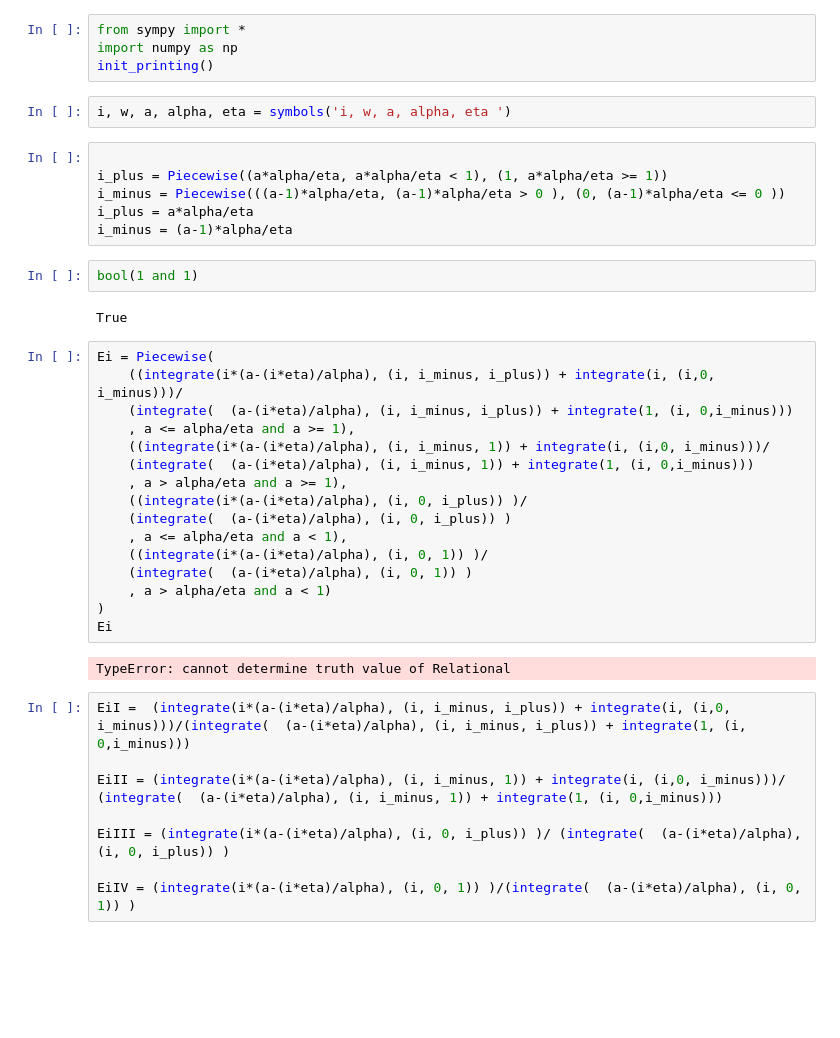
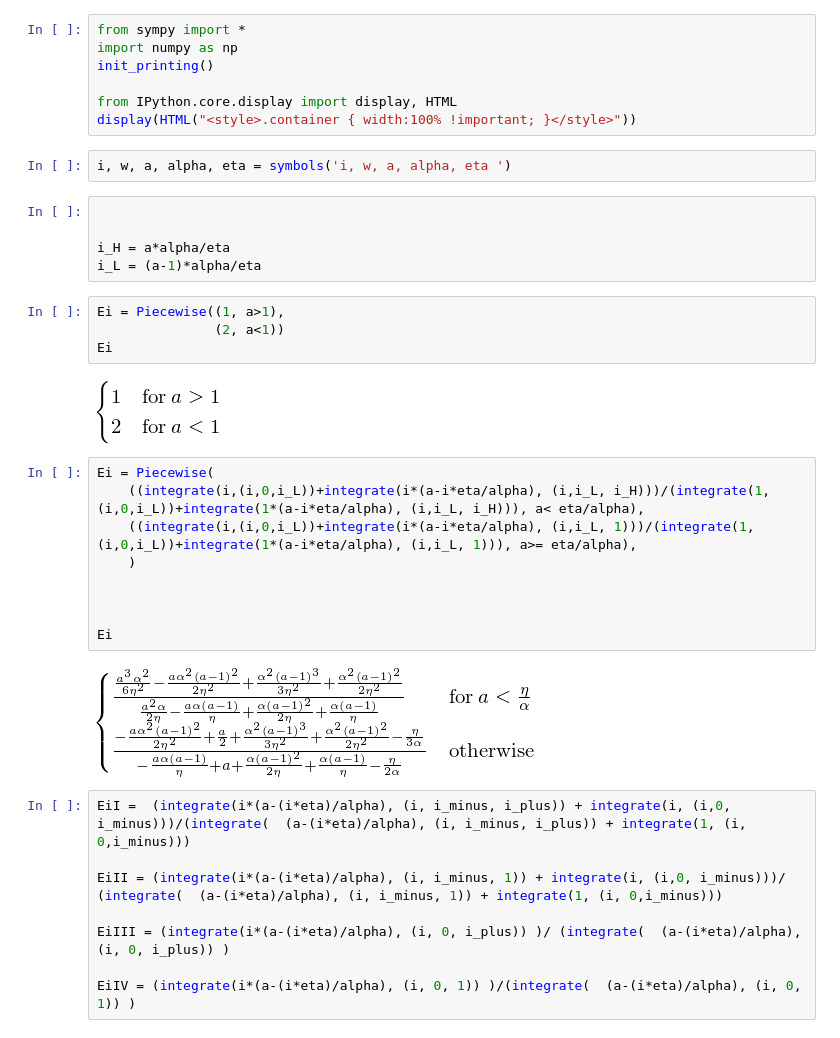
Before and after one commit to tgardnerh/MarketDesign, a Jupyter notebook: UnravelingSearchPpr/Algebra_Python.ipynb, the cells around one changed output. Drawn from its saved outputs; the diff is of its cells as text; blank space fills up the shorter version.

Commit message:
Closed form piecewise expectation

```diff
--- a/UnravelingSearchPpr/Algebra_Python.ipynb
+++ b/UnravelingSearchPpr/Algebra_Python.ipynb
@@ -2,36 +2,33 @@
 from sympy import *
 import numpy as np
 init_printing()
+
+from IPython.core.display import display, HTML
+display(HTML("<style>.container { width:100% !important; }</style>"))
 # %%
 i, w, a, alpha, eta = symbols('i, w, a, alpha, eta ')
-# %%
-
-i_plus = Piecewise((a*alpha/eta, a*alpha/eta < 1), (1, a*alpha/eta >= 1))
-i_minus = Piecewise(((a-1)*alpha/eta, (a-1)*alpha/eta > 0 ), (0, (a-1)*alpha/eta <= 0 ))
-i_plus = a*alpha/eta
-i_minus = (a-1)*alpha/eta
-# %%
-bool(1 and 1)
-# %% [output]
-True
+# %%
+
+
+i_H = a*alpha/eta
+i_L = (a-1)*alpha/eta
+# %%
+Ei = Piecewise((1, a>1),
+               (2, a<1))
+Ei
+# %% [output]
+[figure, added]
 # %%
 Ei = Piecewise(
-    ((integrate(i*(a-(i*eta)/alpha), (i, i_minus, i_plus)) + integrate(i, (i,0, i_minus)))/
-    (integrate(  (a-(i*eta)/alpha), (i, i_minus, i_plus)) + integrate(1, (i, 0,i_minus)))
-    , a <= alpha/eta and a >= 1),
-    ((integrate(i*(a-(i*eta)/alpha), (i, i_minus, 1)) + integrate(i, (i,0, i_minus)))/
-    (integrate(  (a-(i*eta)/alpha), (i, i_minus, 1)) + integrate(1, (i, 0,i_minus)))
-    , a > alpha/eta and a >= 1),
-    ((integrate(i*(a-(i*eta)/alpha), (i, 0, i_plus)) )/
-    (integrate(  (a-(i*eta)/alpha), (i, 0, i_plus)) )
-    , a <= alpha/eta and a < 1),
-    ((integrate(i*(a-(i*eta)/alpha), (i, 0, 1)) )/
-    (integrate(  (a-(i*eta)/alpha), (i, 0, 1)) )
-    , a > alpha/eta and a < 1)
-)
+    ((integrate(i,(i,0,i_L))+integrate(i*(a-i*eta/alpha), (i,i_L, i_H)))/(integrate(1,(i,0,i_L))+integrate(1*(a-i*eta/alpha), (i,i_L, i_H))), a< eta/alpha),
+    ((integrate(i,(i,0,i_L))+integrate(i*(a-i*eta/alpha), (i,i_L, 1)))/(integrate(1,(i,0,i_L))+integrate(1*(a-i*eta/alpha), (i,i_L, 1))), a>= eta/alpha),
+    )
+
+
+
 Ei
 # %% [output]
-TypeError: cannot determine truth value of Relational
+[figure, added]
 # %%
 EiI =  (integrate(i*(a-(i*eta)/alpha), (i, i_minus, i_plus)) + integrate(i, (i,0, i_minus)))/(integrate(  (a-(i*eta)/alpha), (i, i_minus, i_plus)) + integrate(1, (i, 0,i_minus)))
 
```
Also changed, not shown: parts of 1 cell of this notebook.
